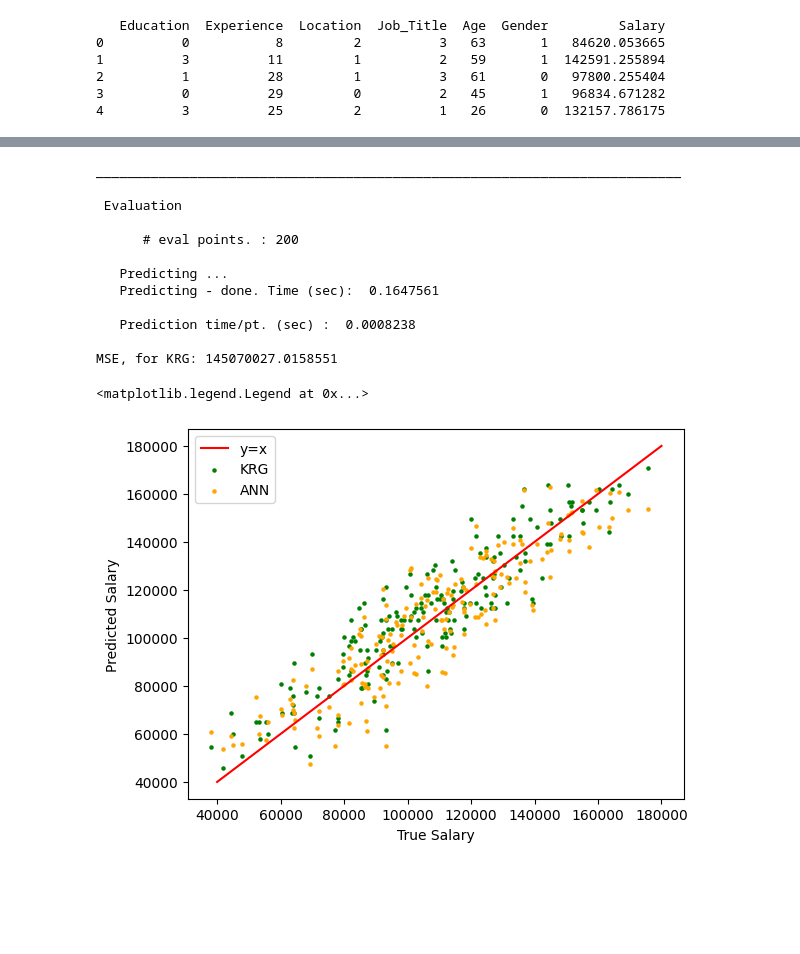
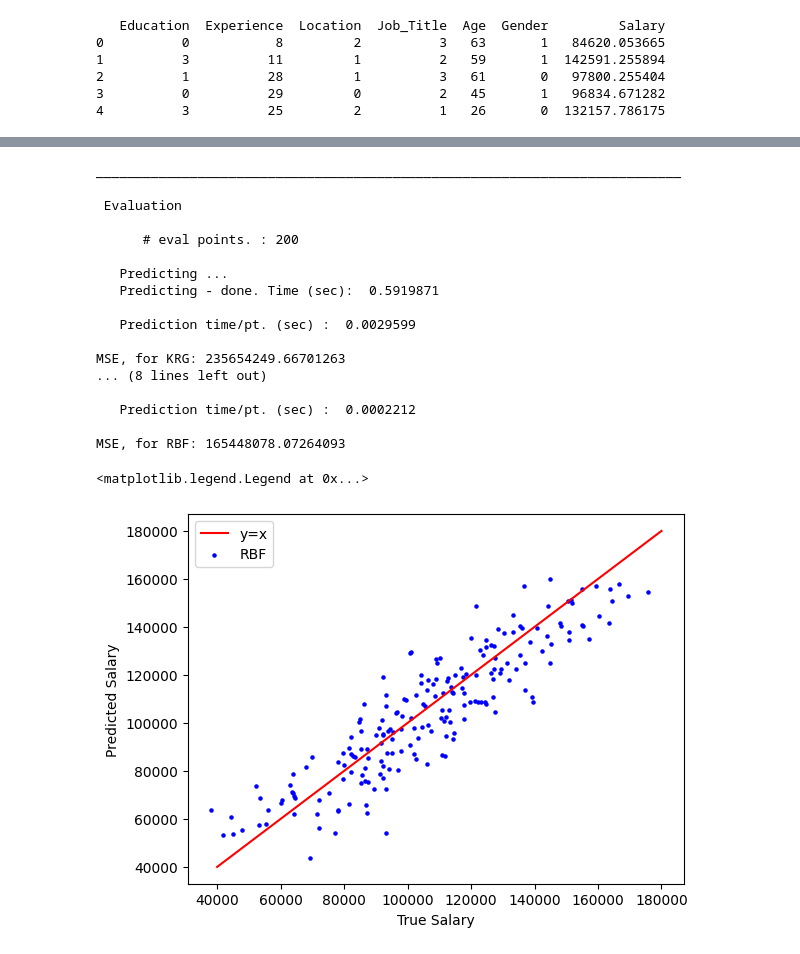
Before and after one commit to magnufoy/Surrogate-modeling, a Jupyter notebook: Test.ipynb, the cells around one changed output, grey strips where cells are left out. Drawn from its saved outputs; the diff is of its cells as text; code cells hidden in the pictures; blank space fills up the shorter version.

```diff
--- a/Test.ipynb
+++ b/Test.ipynb
@@ -37,3 +37,7 @@ X_train = X_train.astype(float)
 Y_train = Y_train.astype(float)
 X_val = X_val.astype(float)
 Y_val = Y_val.astype(float)
+# %%
+from sklearn.svm import SVR
+SVR_model =SVR(kernel='rbf',C=100000000,gamma= 0.001)
+SVR_model.fit(X_train,Y_train)
@@ -60,4 +66,4 @@ ___________________________________________________________________________
 # %%
-#RBF_model = RBF()
-#RBF_model.set_training_values(X_train, Y_train)
-#RBF_model.train()
+RBF_model = RBF(d0=500)
+RBF_model.set_training_values(X_train, Y_train)
+RBF_model.train()
@@ -116,8 +140,9 @@ MSE, for ANN 162725465.16572338
 X_new = np.array([['2','3','2','0','24','1']])
 Y_predicted_KRG = KRG_model.predict_values(X_val)
 print("MSE, for KRG:", mean_squared_error(Y_val, Y_predicted_KRG))
-#Y_predicted_RBF = RBF_model.predict_values(X_val)
-#print("MSE, for RBF:", mean_squared_error(Y_val, Y_predicted_RBF))
+Y_predicted_RBF = RBF_model.predict_values(X_val)
+print("MSE, for RBF:", mean_squared_error(Y_val, Y_predicted_RBF))
+Y_predicted_SVR = SVR_model.predict(X_val)
 # %% [output]
 ___________________________________________________________________________
 
@@ -126,23 +151,29 @@ ___________________________________________________________________________
       # eval points. : 200
 
    Predicting ...
-   Predicting - done. Time (sec):  0.1647561
+   Predicting - done. Time (sec):  0.5919871
 
-   Prediction time/pt. (sec) :  0.0008238
+   Prediction time/pt. (sec) :  0.0029599
 
-MSE, for KRG: 145070027.0158551
+MSE, for KRG: 235654249.66701263
+... (8 lines left out)
+
+   Prediction time/pt. (sec) :  0.0002212
+
+MSE, for RBF: 165448078.07264093
 # %%
 plt.plot([40000, 180000], [40000, 180000], label='y=x', color='red')
+#plt.scatter(Y_val,Y_predicted_SVR, s=5, label= 'SVR', color='red')
+#plt.scatter(Y_val, Y_predicted_KRG, s=5, label='KRG', color='green')
+#plt.scatter(Y_val, Y_predicted_ANN, s=5, label='ANN', color='orange')
 
-plt.scatter(Y_val, Y_predicted_KRG, s=5, label='KRG', color='green')
-plt.scatter(Y_val, Y_predicted_ANN, s=5, label='ANN', color='orange')
-#plt.scatter(Y_val, Y_predicted_RBF, s=5, label='RBF', color='blue')
+plt.scatter(Y_val, Y_predicted_RBF, s=5, label='RBF', color='blue')
 plt.xlabel('True Salary')
 plt.ylabel('Predicted Salary')
 plt.legend()
 # %% [output]
 <matplotlib.legend.Legend at 0x...>
-[figure, old version]
+[figure, new version]
 # %%
 plt.semilogy(history.history['loss'],'k',label='training')
 plt.semilogy(history.history['val_loss'],'r',label='validation')
```
Also changed, not shown: parts of 5 cells of this notebook.
